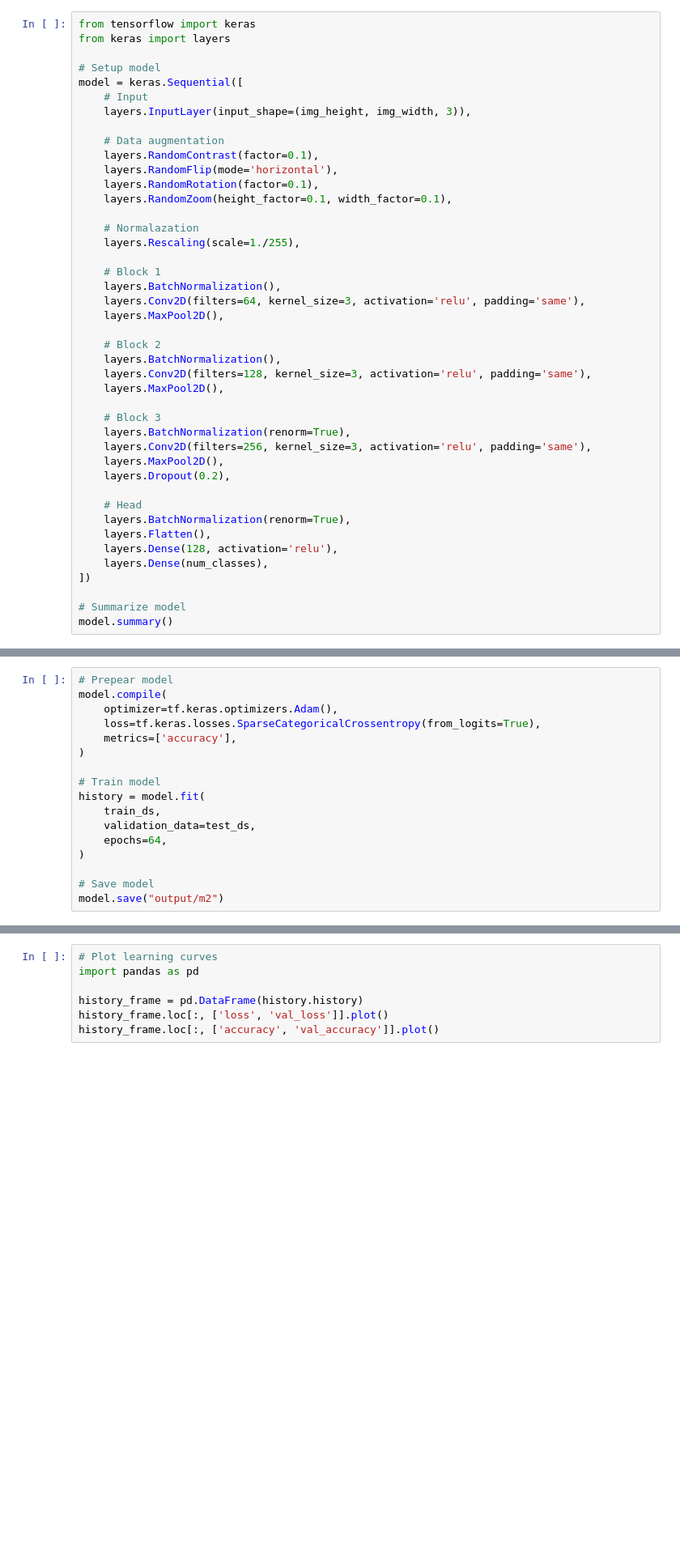
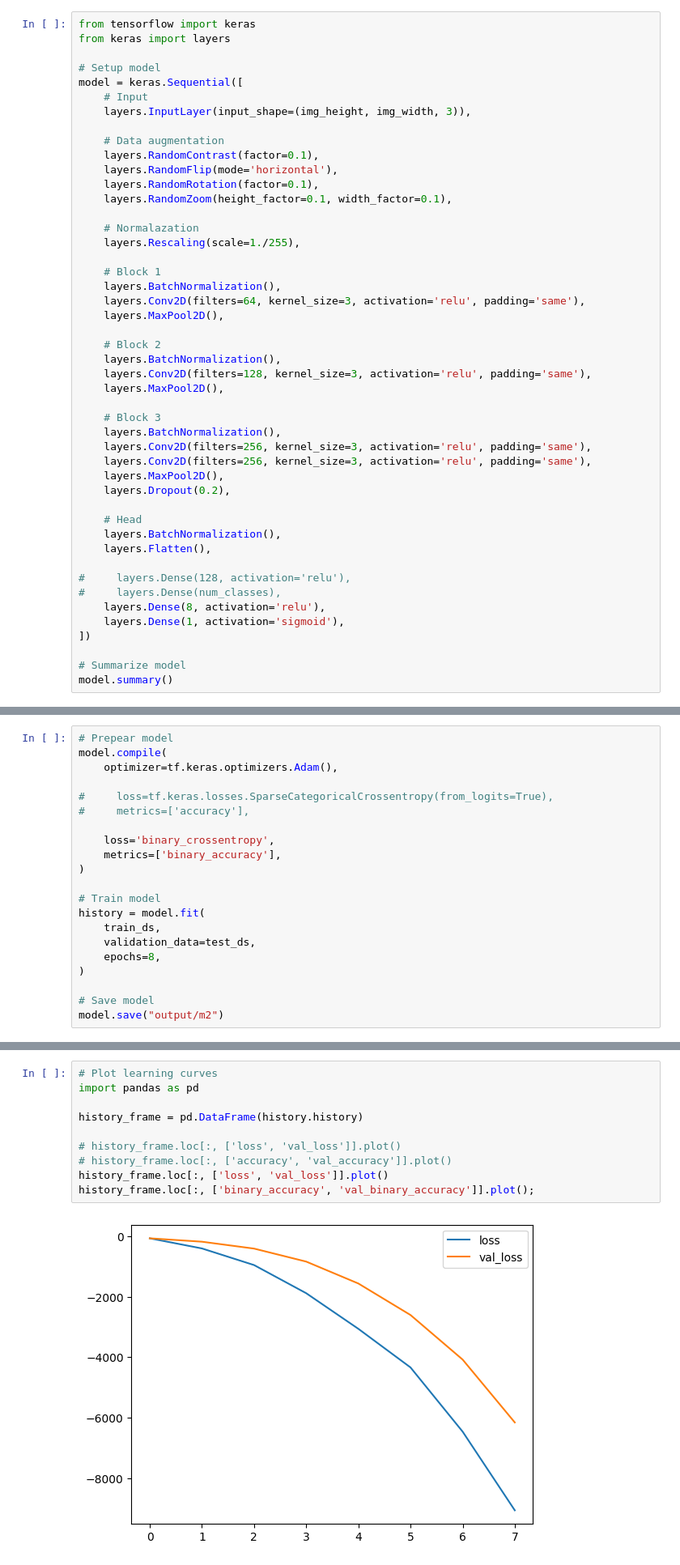
Before and after one commit to mymmrac/ml-research, a Jupyter notebook: ml.ipynb, the cells around one changed output, grey strips where cells are left out. Shown: that part at 81% size. Cells and saved outputs as stored; diff of their text form; blank space fills up the shorter version.

```diff
--- a/ml.ipynb
+++ b/ml.ipynb
@@ -101,16 +107,20 @@ model = keras.Sequential([
     layers.MaxPool2D(),
 
     # Block 3
-    layers.BatchNormalization(renorm=True),
+    layers.BatchNormalization(),
+    layers.Conv2D(filters=256, kernel_size=3, activation='relu', padding='same'),
     layers.Conv2D(filters=256, kernel_size=3, activation='relu', padding='same'),
     layers.MaxPool2D(),
     layers.Dropout(0.2),
 
     # Head
-    layers.BatchNormalization(renorm=True),
+    layers.BatchNormalization(),
     layers.Flatten(),
-    layers.Dense(128, activation='relu'),
-    layers.Dense(num_classes),
+
+#     layers.Dense(128, activation='relu'),
+#     layers.Dense(num_classes),
+    layers.Dense(8, activation='relu'),
+    layers.Dense(1, activation='sigmoid'),
 ])
 
 # Summarize model
@@ -137,15 +147,19 @@ _________________________________________________________________
 # Prepear model
 model.compile(
     optimizer=tf.keras.optimizers.Adam(),
-    loss=tf.keras.losses.SparseCategoricalCrossentropy(from_logits=True),
-    metrics=['accuracy'],
+
+#     loss=tf.keras.losses.SparseCategoricalCrossentropy(from_logits=True),
+#     metrics=['accuracy'],
+
+    loss='binary_crossentropy',
+    metrics=['binary_accuracy'],
 )
 
 # Train model
 history = model.fit(
     train_ds,
     validation_data=test_ds,
-    epochs=64,
+    epochs=8,
 )
 
 # Save model
@@ -174,7 +185,12 @@ Epoch 21/64
 # %%
 # Plot learning curves
 import pandas as pd
 
 history_frame = pd.DataFrame(history.history)
+
+# history_frame.loc[:, ['loss', 'val_loss']].plot()
+# history_frame.loc[:, ['accuracy', 'val_accuracy']].plot()
 history_frame.loc[:, ['loss', 'val_loss']].plot()
-history_frame.loc[:, ['accuracy', 'val_accuracy']].plot()
+history_frame.loc[:, ['binary_accuracy', 'val_binary_accuracy']].plot();
+# %% [output]
+[figure, added]
```
Also changed, not shown: parts of 6 cells of this notebook.
